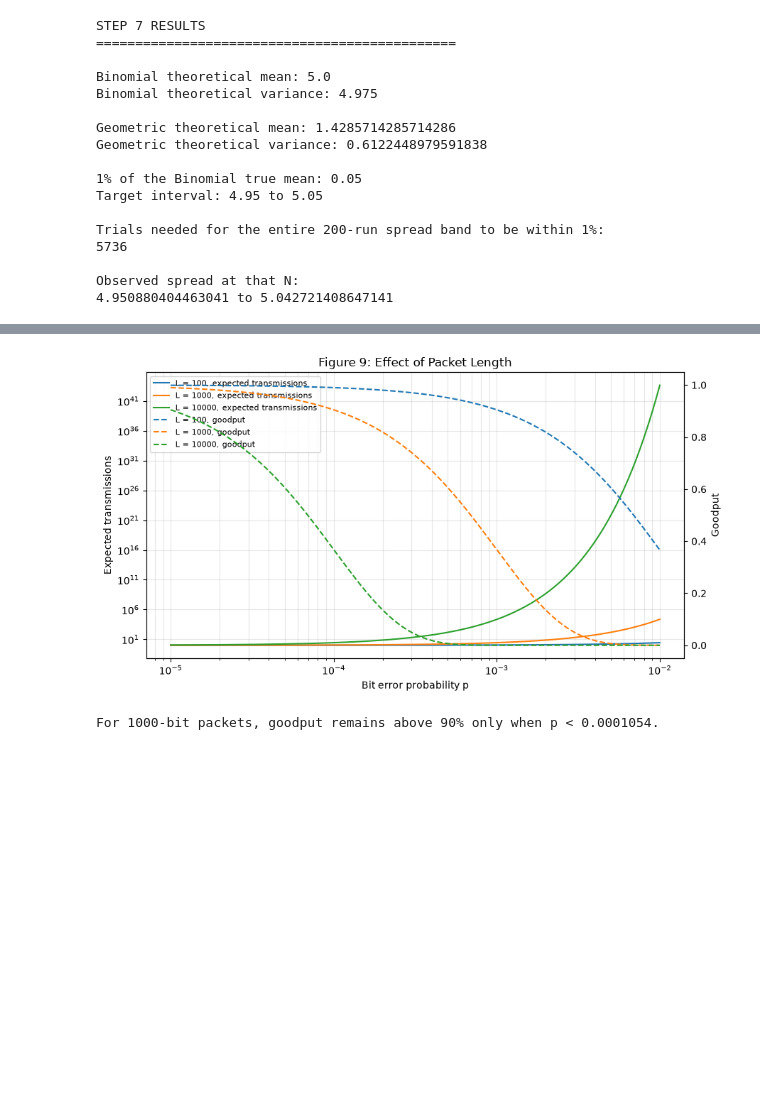
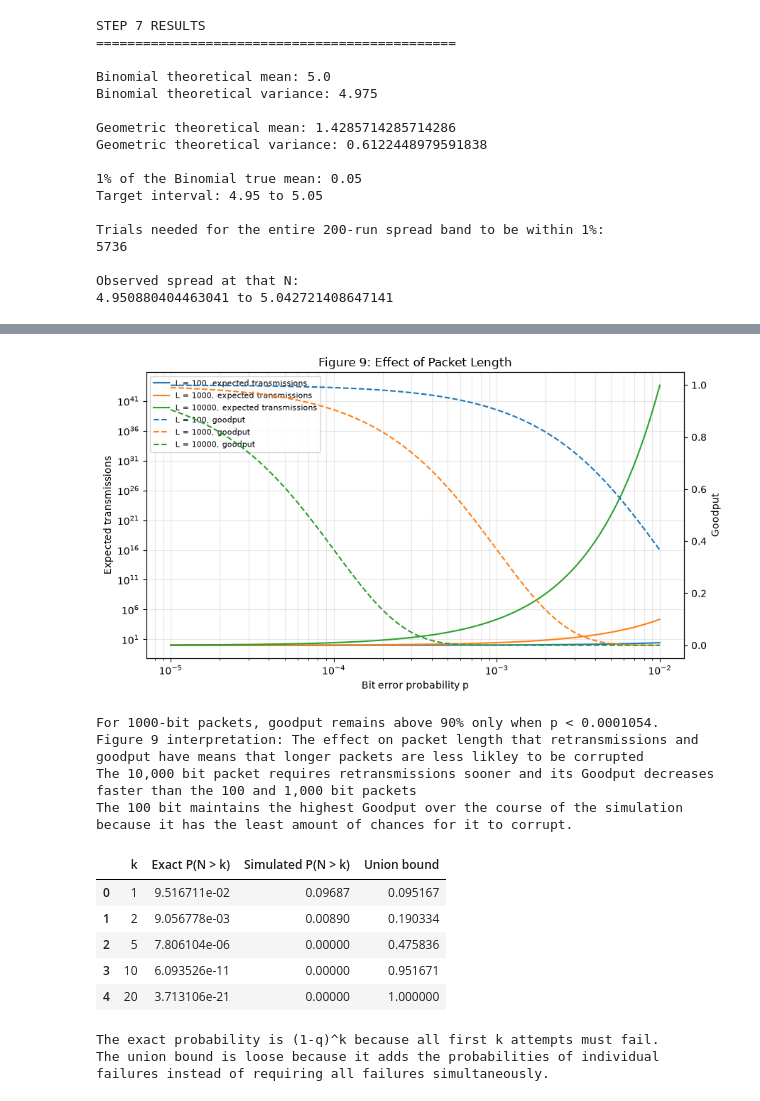
Before and after one commit to andrewechang/ece3715, a Jupyter notebook: mp1/mp1.ipynb, the cells around one changed output, grey strips where cells are left out. Drawn from its saved outputs; the diff is of its cells as text; code cells hidden in the pictures; blank space fills up the shorter version.

Commit message:
Step 8 and Bonus Complete, full project complete

```diff
--- a/mp1/mp1.ipynb
+++ b/mp1/mp1.ipynb
@@ -1287,11 +1286,18 @@ print(
     f"For 1000-bit packets, goodput remains above 90% only when "
     f"p < {p_ninety_percent_goodput:.4g}."
 )
+
+print("Figure 9 interpretation: The effect on packet length that retransmissions and goodput have means that longer packets are less likley to be corrupted")
+print("The 10,000 bit packet requires retransmissions sooner and its Goodput decreases faster than the 100 and 1,000 bit packets")
+print("The 100 bit maintains the highest Goodput over the course of the simulation because it has the least amount of chances for it to corrupt.")
 # %% [output]
 [figure]
 For 1000-bit packets, goodput remains above 90% only when p < 0.0001054.
+Figure 9 interpretation: The effect on packet length that retransmissions and goodput have means that longer packets are less likley to be corrupted
+The 10,000 bit packet requires retransmissions sooner and its Goodput decreases faster than the 100 and 1,000 bit packets
+The 100 bit maintains the highest Goodput over the course of the simulation because it has the least amount of chances for it to corrupt.
 # %%
-# Bonus A - TAIL PROBABILITY
+# Bonus A - Tail Probability
 
 p_bonus_a = 1e-4
 L_bonus_a = 1000
@@ -1306,42 +1312,44 @@ n_bonus_a = 100_000
 
 bonus_attempts = attempts_until_clean(
     n_bonus_a,
     q_bonus_a,
     rng_bonus
 )
 
 exact_tail = (1 - q_bonus_a) ** k_values
 
 simulated_tail = np.array([
     np.mean(bonus_attempts > k)
     for k in k_values
 ])
 
 # Union bound:
 # P(at least one failed attempt in first k attempts)
 union_bound = np.minimum(
     1,
     k_values * (1 - q_bonus_a)
 )
 
 bonus_a_table = pd.DataFrame({
     "k": k_values,
     "Exact P(N > k)": exact_tail,
     "Simulated P(N > k)": simulated_tail,
     "Union bound": union_bound
 })
 
 display(bonus_a_table)
 
-print(
-    "The exact probability is (1-q)^k because all first k attempts "
-    "must fail."
-)
-
-print(
-    "The union bound is loose because it adds the probabilities of "
-    "individual failures instead of requiring all failures simultaneously."
-)
+print("The exact probability is (1-q)^k because all first k attempts must fail.")
+print("The union bound is loose because it adds the probabilities of individual failures instead of requiring all failures simultaneously.")
+# %% [output]
+|  | k | Exact P(N > k) | Simulated P(N > k) | Union bound |
+| 0 | 1 | 9.516711e-02 | 0.09687 | 0.095167 |
+| 1 | 2 | 9.056778e-03 | 0.00890 | 0.190334 |
+| 2 | 5 | 7.806104e-06 | 0.00000 | 0.475836 |
+| 3 | 10 | 6.093526e-11 | 0.00000 | 0.951671 |
+| 4 | 20 | 3.713106e-21 | 0.00000 | 1.000000 |
+The exact probability is (1-q)^k because all first k attempts must fail.
+The union bound is loose because it adds the probabilities of individual failures instead of requiring all failures simultaneously.
 # %%
 # Bonus B - Optimal Packet Length
 
```
Also changed, not shown: parts of 3 cells of this notebook, 1 other file.
